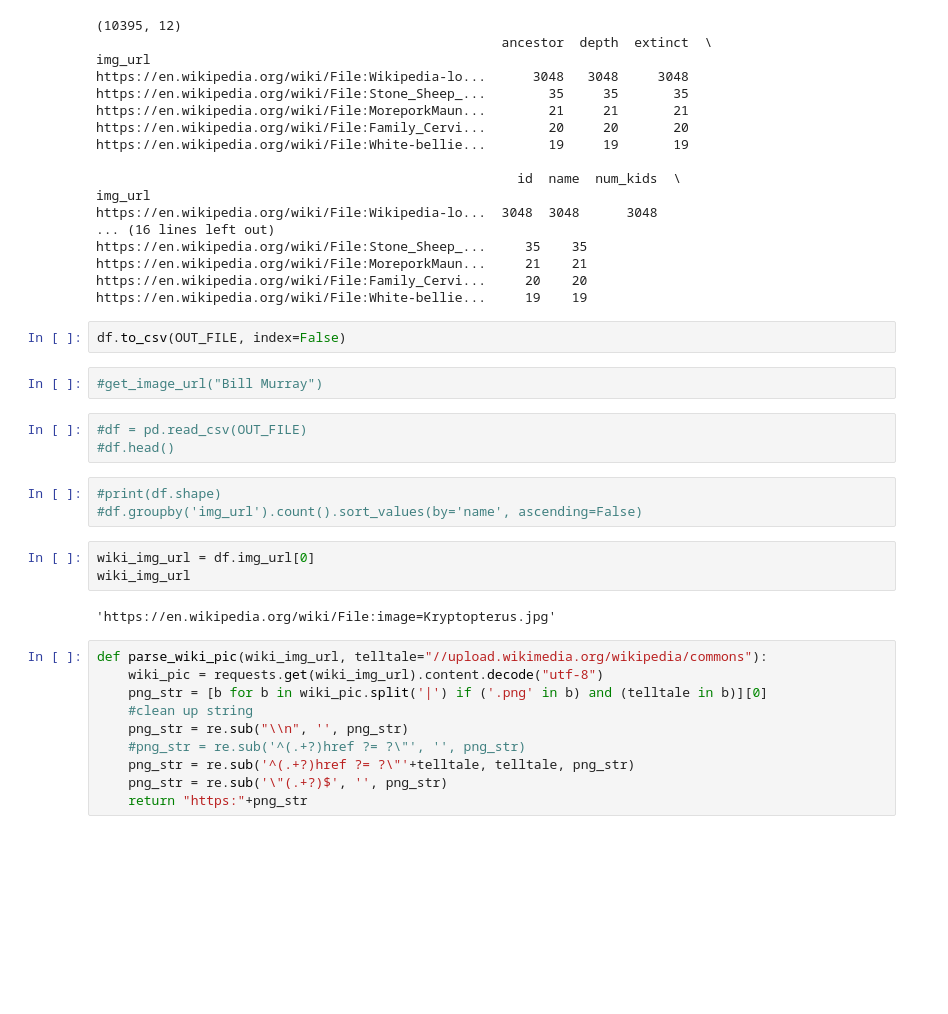
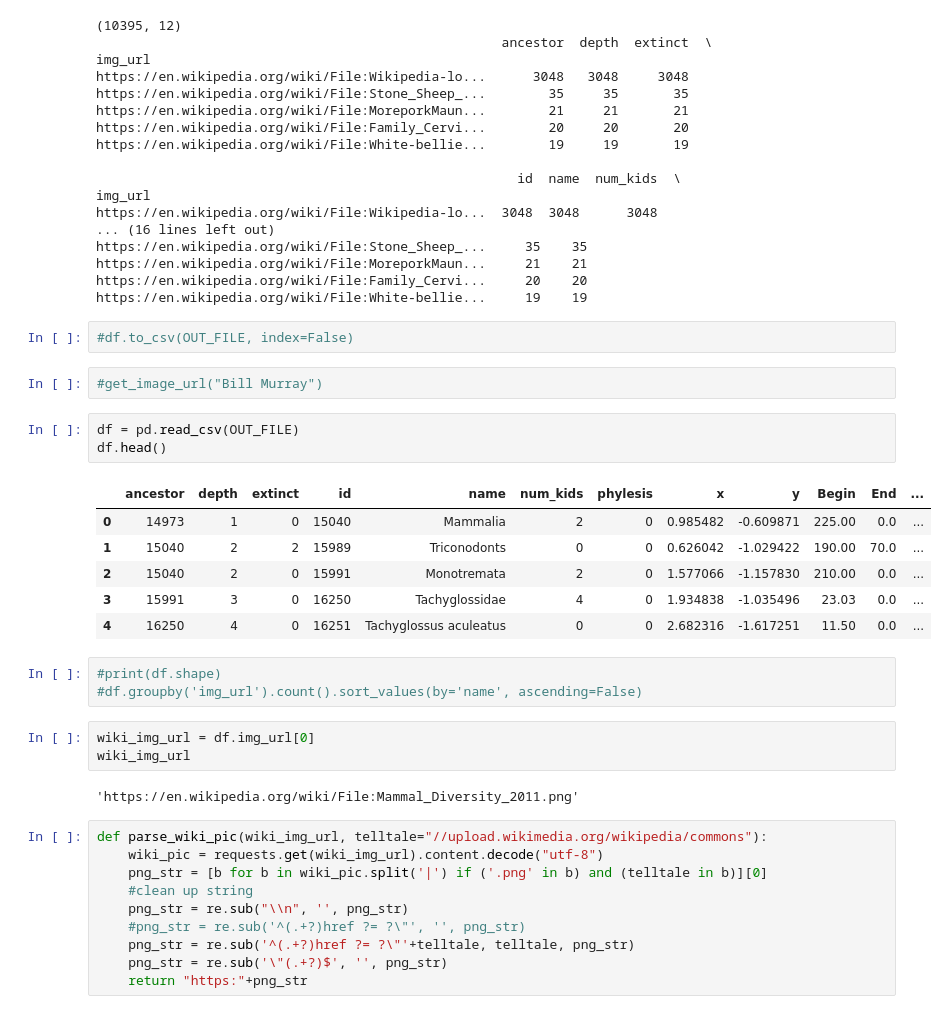
Before and after one commit to seth127/phyloGraph, a Jupyter notebook: add_images.ipynb, the cells around one changed output. Cells and saved outputs as stored; diff of their text form; blank space fills up the shorter version.

```diff
--- a/add_images.ipynb
+++ b/add_images.ipynb
@@ -121,12 +121,19 @@ https://en.wikipedia.org/wiki/File:MoreporkMaun...     21    21
 https://en.wikipedia.org/wiki/File:Family_Cervi...     20    20
 https://en.wikipedia.org/wiki/File:White-bellie...     19    19
 # %%
-df.to_csv(OUT_FILE, index=False)
+#df.to_csv(OUT_FILE, index=False)
 # %%
 #get_image_url("Bill Murray")
 # %%
-#df = pd.read_csv(OUT_FILE)
-#df.head()
+df = pd.read_csv(OUT_FILE)
+df.head()
+# %% [output]
+|  | ancestor | depth | extinct | id | name | num_kids | phylesis | x | y | Begin | End | ... |
+| 0 | 14973 | 1 | 0 | 15040 | Mammalia | 2 | 0 | 0.985482 | -0.609871 | 225.00 | 0.0 | ... |
+| 1 | 15040 | 2 | 2 | 15989 | Triconodonts | 0 | 0 | 0.626042 | -1.029422 | 190.00 | 70.0 | ... |
+| 2 | 15040 | 2 | 0 | 15991 | Monotremata | 2 | 0 | 1.577066 | -1.157830 | 210.00 | 0.0 | ... |
+| 3 | 15991 | 3 | 0 | 16250 | Tachyglossidae | 4 | 0 | 1.934838 | -1.035496 | 23.03 | 0.0 | ... |
+| 4 | 16250 | 4 | 0 | 16251 | Tachyglossus aculeatus | 0 | 0 | 2.682316 | -1.617251 | 11.50 | 0.0 | ... |
 # %%
 #print(df.shape)
 #df.groupby('img_url').count().sort_values(by='name', ascending=False)
@@ -134,7 +141,7 @@ df.to_csv(OUT_FILE, index=False)
 wiki_img_url = df.img_url[0]
 wiki_img_url
 # %% [output]
-'https://en.wikipedia.org/wiki/File:image=Kryptopterus.jpg'
+'https://en.wikipedia.org/wiki/File:Mammal_Diversity_2011.png'
 # %%
 def parse_wiki_pic(wiki_img_url, telltale="//upload.wikimedia.org/wikipedia/commons"):
     wiki_pic = requests.get(wiki_img_url).content.decode("utf-8")
```
Also changed, not shown: parts of 8 cells of this notebook, 6 other files.
